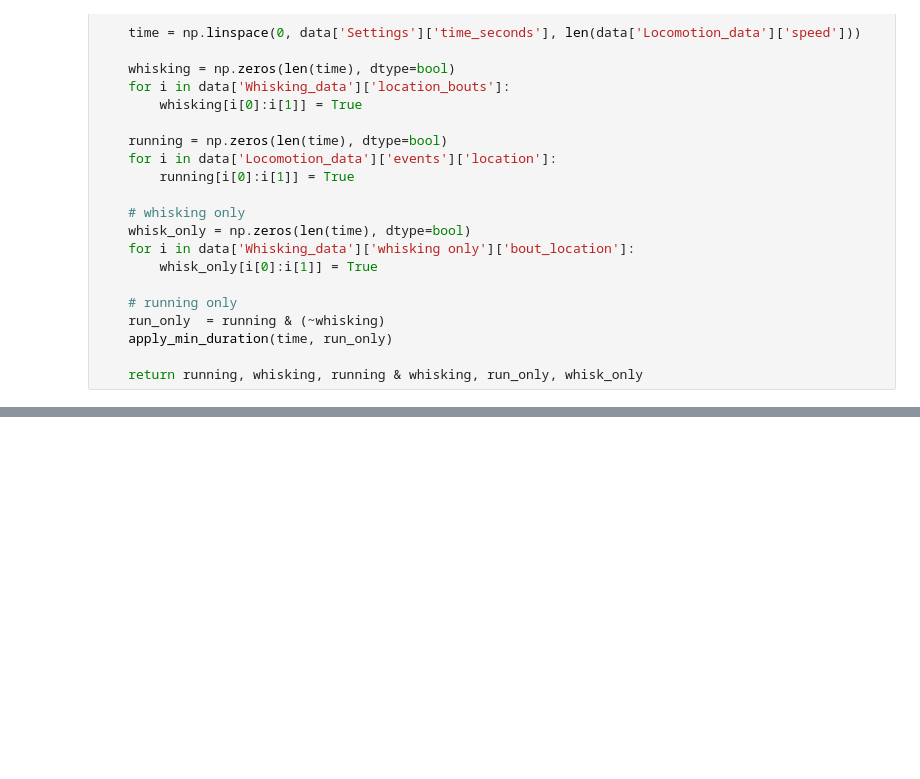
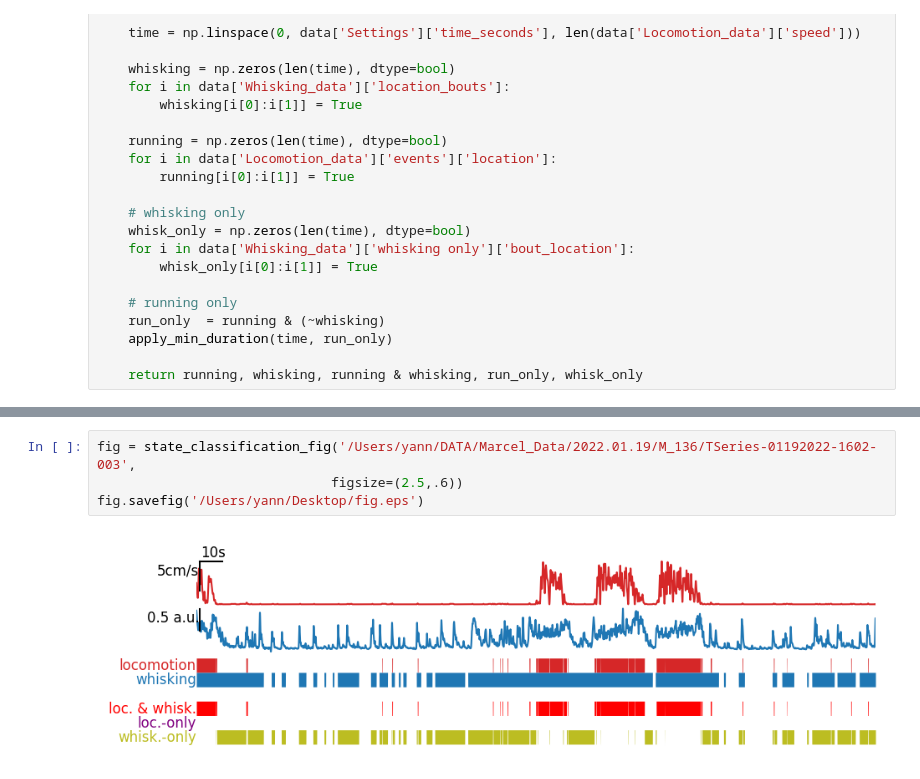
Before and after one commit to yzerlaut/Van-Velze-et-al-2024, a Jupyter notebook: State-Classification-Fig.ipynb, the cells around one changed output, grey strips where cells are left out. Drawn from its saved outputs; the diff is of its cells as text; blank space fills up the shorter version.

```diff
--- a/State-Classification-Fig.ipynb
+++ b/State-Classification-Fig.ipynb
@@ -101,0 +126,6 @@ fig.savefig('/Users/yann/Desktop/fig.eps')
+# %%
+fig = state_classification_fig('/Users/yann/DATA/Marcel_Data/2022.01.19/M_136/TSeries-01192022-1602-003',
+                              figsize=(2.5,.6))
+fig.savefig('/Users/yann/Desktop/fig.eps')
+# %% [output]
+[figure, added]
```
Also changed, not shown: parts of 6 cells of this notebook.
